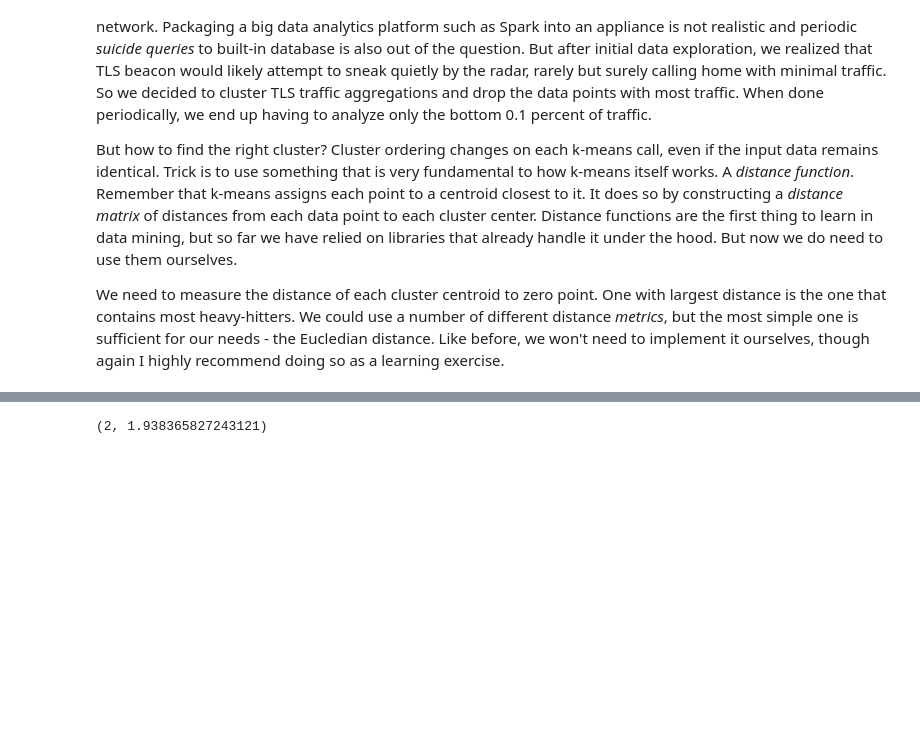
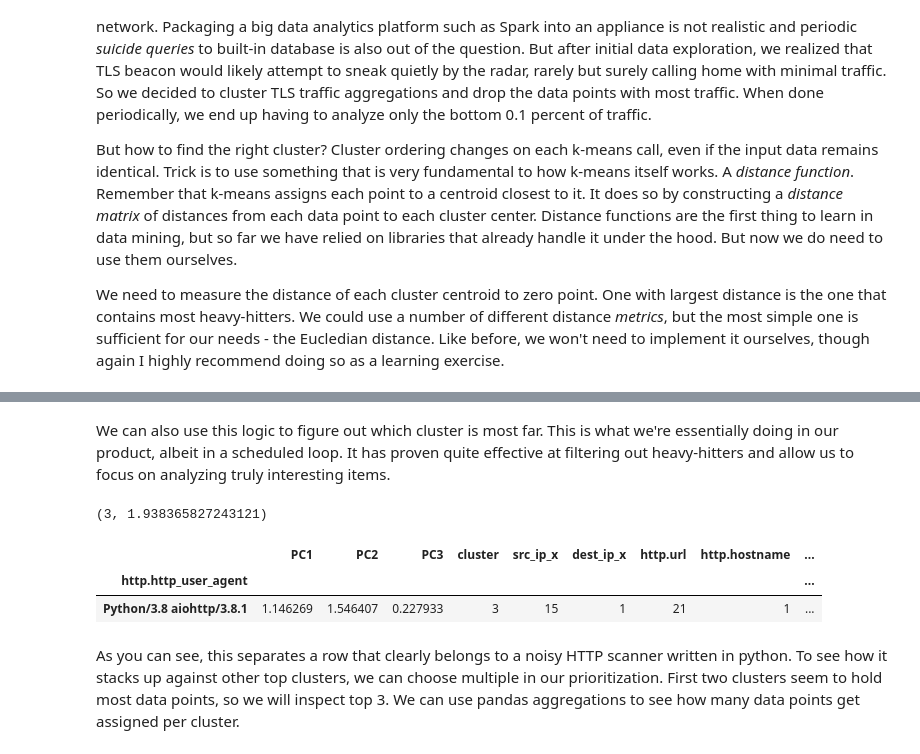
Before and after one commit to markuskont/suricata-analytics-1, a Jupyter notebook: jupyter/Notebooks/JupyterPlaybooksForSuricata.ipynb, the cells around one changed output, grey strips where cells are left out. Drawn from its saved outputs; the diff is of its cells as text; code cells hidden in the pictures; blank space fills up the shorter version.

```diff
--- a/jupyter/Notebooks/JupyterPlaybooksForSuricata.ipynb
+++ b/jupyter/Notebooks/JupyterPlaybooksForSuricata.ipynb
@@ -1505,7 +1509,22 @@ CLUSTERS_BY_DISTANCE
+# %% [markdown]
+We can also use this logic to figure out which cluster is most far. This is what we're essentially doing in our product, albeit in a scheduled loop. It has proven quite effective at filtering out heavy-hitters and allow us to focus on analyzing truly interesting items.
 # %%
-max(enumerate(DISTS),key=lambda x: x[1])
+CLUSTERS_BY_DISTANCE[-1]
 # %% [output]
-(2, 1.938365827243121)
+(3, 1.938365827243121)
+# %%
+(
+    DF_PCA_COMBINED
+    .loc[DF_PCA_COMBINED
+         .cluster == CLUSTERS_BY_DISTANCE[-1][0]]
+    .sort_values(by=["cluster"])
+)
+# %% [output]
+|  | PC1 | PC2 | PC3 | cluster | src_ip_x | dest_ip_x | http.url | http.hostname | ... |
+| http.http_user_agent |  |  |  |  |  |  |  |  | ... |
+| Python/3.8 aiohttp/3.8.1 | 1.146269 | 1.546407 | 0.227933 | 3 | 15 | 1 | 21 | 1 | ... |
+# %% [markdown]
+As you can see, this separates a row that clearly belongs to a noisy HTTP scanner written in python. To see how it stacks up against other top clusters, we can choose multiple in our prioritization. First two clusters seem to hold most data points, so we will inspect top 3. We can use pandas aggregations to see how many data points get assigned per cluster.
 # %%
 PRINCIPAL_DATAFRAME.groupby("cluster").agg({"cluster": "count"})
 # %% [output]
```
Also changed, not shown: parts of 52 cells of this notebook.
